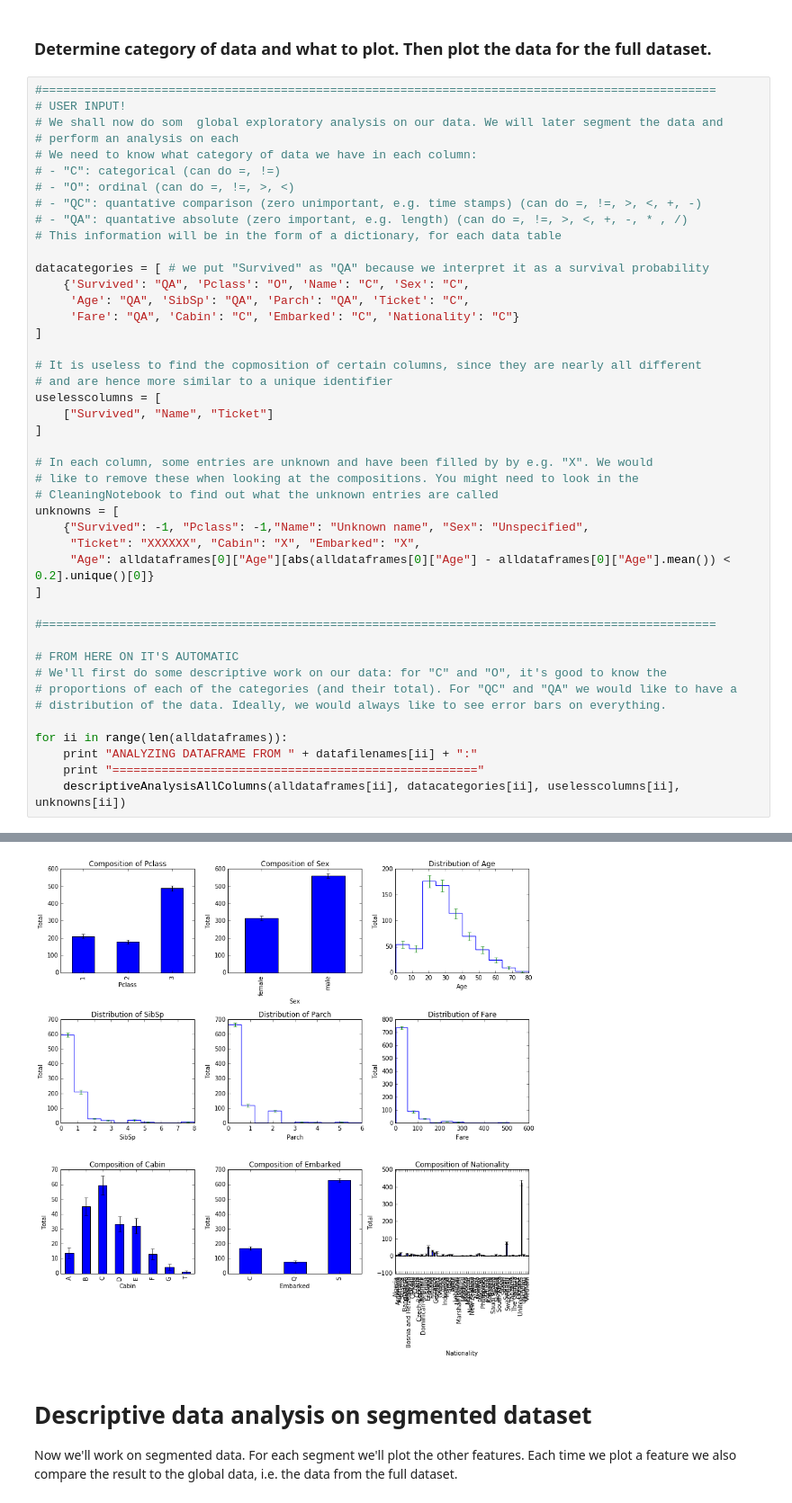
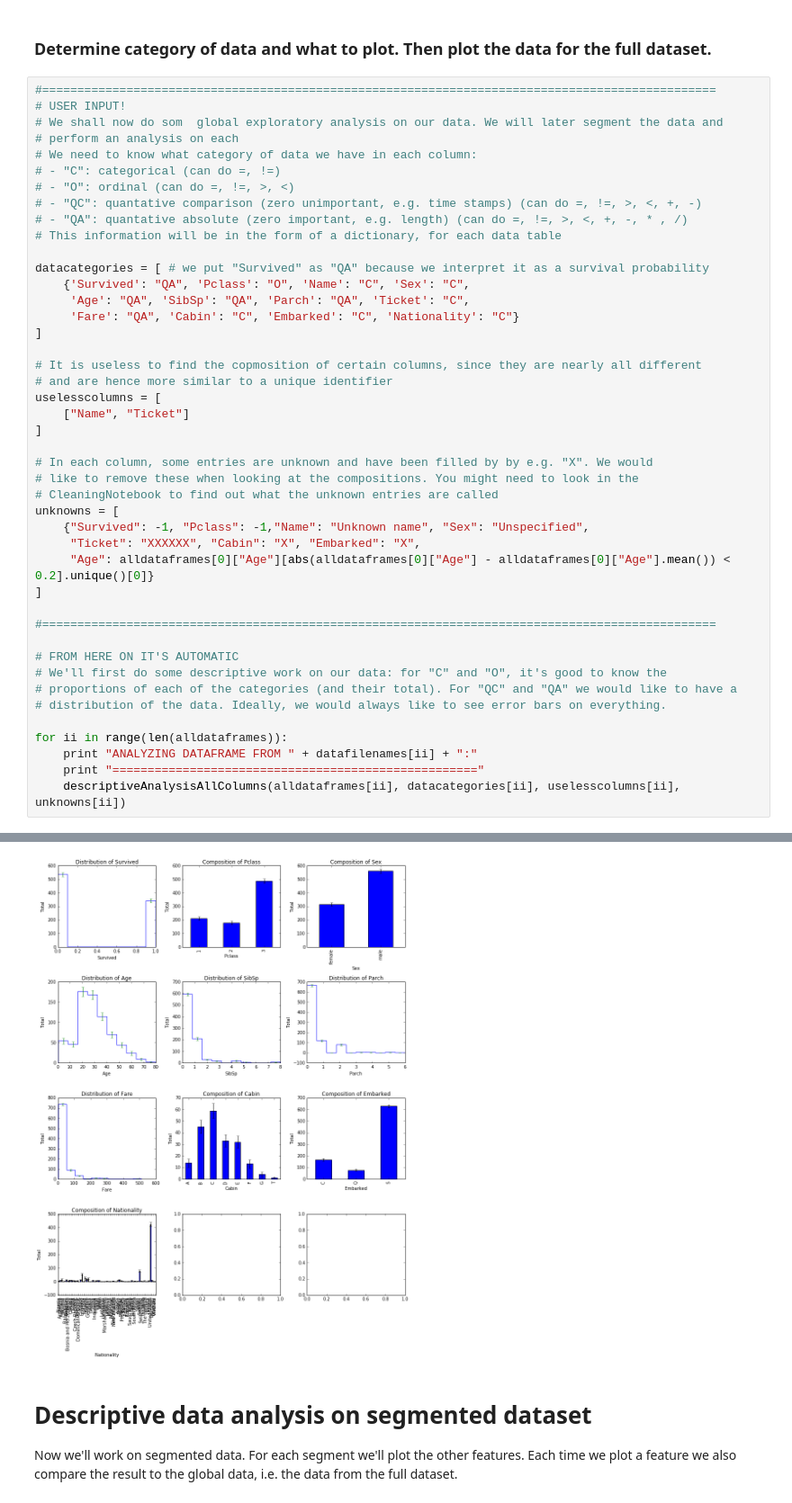
Before and after one commit to dangall/FullDataAnalysisPipeline, a Jupyter notebook: DataExploration.ipynb, the cells around one changed output, grey strips where cells are left out. Shown at 90% size. Cells and saved outputs as stored; diff of their text form.

```diff
--- a/DataExploration.ipynb
+++ b/DataExploration.ipynb
@@ -161,35 +161,35 @@ datacategories = [ # we put "Survived" as "QA" because we interpret it as a surv
 ]
 
 # It is useless to find the copmosition of certain columns, since they are nearly all different
 # and are hence more similar to a unique identifier
 uselesscolumns = [
-    ["Survived", "Name", "Ticket"]
+    ["Name", "Ticket"]
 ]
 
 # In each column, some entries are unknown and have been filled by by e.g. "X". We would
 # like to remove these when looking at the compositions. You might need to look in the
 # CleaningNotebook to find out what the unknown entries are called
 unknowns = [
     {"Survived": -1, "Pclass": -1,"Name": "Unknown name", "Sex": "Unspecified",
      "Ticket": "XXXXXX", "Cabin": "X", "Embarked": "X",
      "Age": alldataframes[0]["Age"][abs(alldataframes[0]["Age"] - alldataframes[0]["Age"].mean()) < 0.2].unique()[0]}
 ]
 
 #================================================================================================
 
 # FROM HERE ON IT'S AUTOMATIC
 # We'll first do some descriptive work on our data: for "C" and "O", it's good to know the
 # proportions of each of the categories (and their total). For "QC" and "QA" we would like to have a
 # distribution of the data. Ideally, we would always like to see error bars on everything.
 
 for ii in range(len(alldataframes)):
     print "ANALYZING DATAFRAME FROM " + datafilenames[ii] + ":"
     print "===================================================="
     descriptiveAnalysisAllColumns(alldataframes[ii], datacategories[ii], uselesscolumns[ii], unknowns[ii])
 # %% [output]
 ANALYZING DATAFRAME FROM natinalitycleantrain.csv:
 ====================================================
-[figure, old version]
+[figure, new version]
 # %% [markdown]
 # Descriptive data analysis on segmented dataset
 
```
Also changed, not shown: parts of 7 cells of this notebook.
